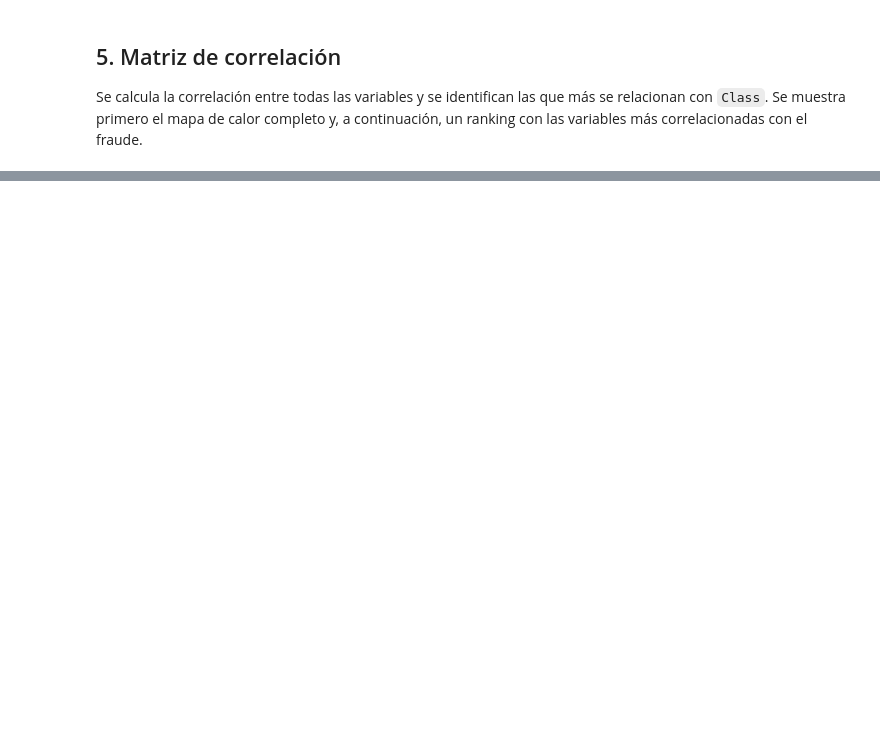
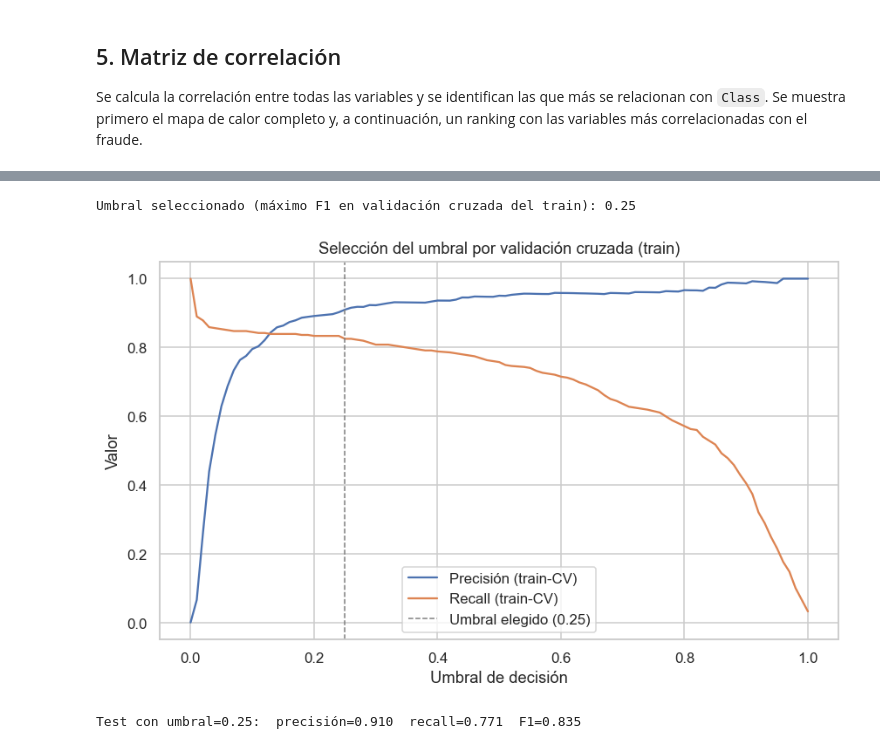
Before and after one commit to Isao25/deteccion-fraude-mlops, a Jupyter notebook: deteccion_fraude_mlops.ipynb, the cells around one changed output, grey strips where cells are left out. Drawn from its saved outputs; the diff is of its cells as text; code cells hidden in the pictures; blank space fills up the shorter version.

```diff
--- a/deteccion_fraude_mlops.ipynb
+++ b/deteccion_fraude_mlops.ipynb
@@ -284,0 +468,38 @@ Gráfico guardado en /reports/04_top_correlaciones.png
+# %%
+from sklearn.model_selection import cross_val_predict
+from sklearn.metrics import precision_recall_curve
+
+# --- Selección del umbral usando SOLO el train (probabilidades out-of-fold) ---
+# Cada probabilidad proviene de un modelo que no vio esa fila: no hay fuga de datos.
+proba_oof = cross_val_predict(rf, X_train, y_train, cv=cv,
+                              method='predict_proba', n_jobs=-1)[:, 1]
+
+# Se busca el umbral que maximiza el F1 sobre el conjunto de entrenamiento
+umbrales = np.arange(0.05, 0.96, 0.05)
+f1_por_umbral = [f1_score(y_train, (proba_oof >= t).astype(int)) for t in umbrales]
+UMBRAL = round(float(umbrales[int(np.argmax(f1_por_umbral))]), 2)
+print(f'Umbral seleccionado (máximo F1 en validación cruzada del train): {UMBRAL}')
+
+# Curva precisión/recall frente al umbral (sobre el train, donde se decide)
+prec, rec, thr = precision_recall_curve(y_train, proba_oof)
+plt.figure(figsize=(8, 5))
+plt.plot(thr, prec[:-1], label='Precisión (train-CV)')
+plt.plot(thr, rec[:-1], label='Recall (train-CV)')
+plt.axvline(UMBRAL, color='gray', ls='--', lw=1, label=f'Umbral elegido ({UMBRAL})')
+plt.xlabel('Umbral de decisión'); plt.ylabel('Valor')
+plt.title('Selección del umbral por validación cruzada (train)')
+plt.legend(); plt.tight_layout()
+plt.savefig(f'{REPORTS_DIR}/06_umbral_precision_recall.png', bbox_inches='tight')
+plt.show()
+
+# --- Evaluación FINAL en el test con el umbral YA fijado ---
+proba_test = rf.predict_proba(X_test)[:, 1]
+y_pred_umbral = (proba_test >= UMBRAL).astype(int)
+print(f'\nTest con umbral={UMBRAL}:  '
+      f'precisión={precision_score(y_test, y_pred_umbral):.3f}  '
+      f'recall={recall_score(y_test, y_pred_umbral):.3f}  '
+      f'F1={f1_score(y_test, y_pred_umbral):.3f}')
+# %% [output]
+Umbral seleccionado (máximo F1 en validación cruzada del train): 0.25
+[figure, added]
+Test con umbral=0.25:  precisión=0.910  recall=0.771  F1=0.835
```
Also changed, not shown: parts of 19 cells of this notebook, 3 other files.
